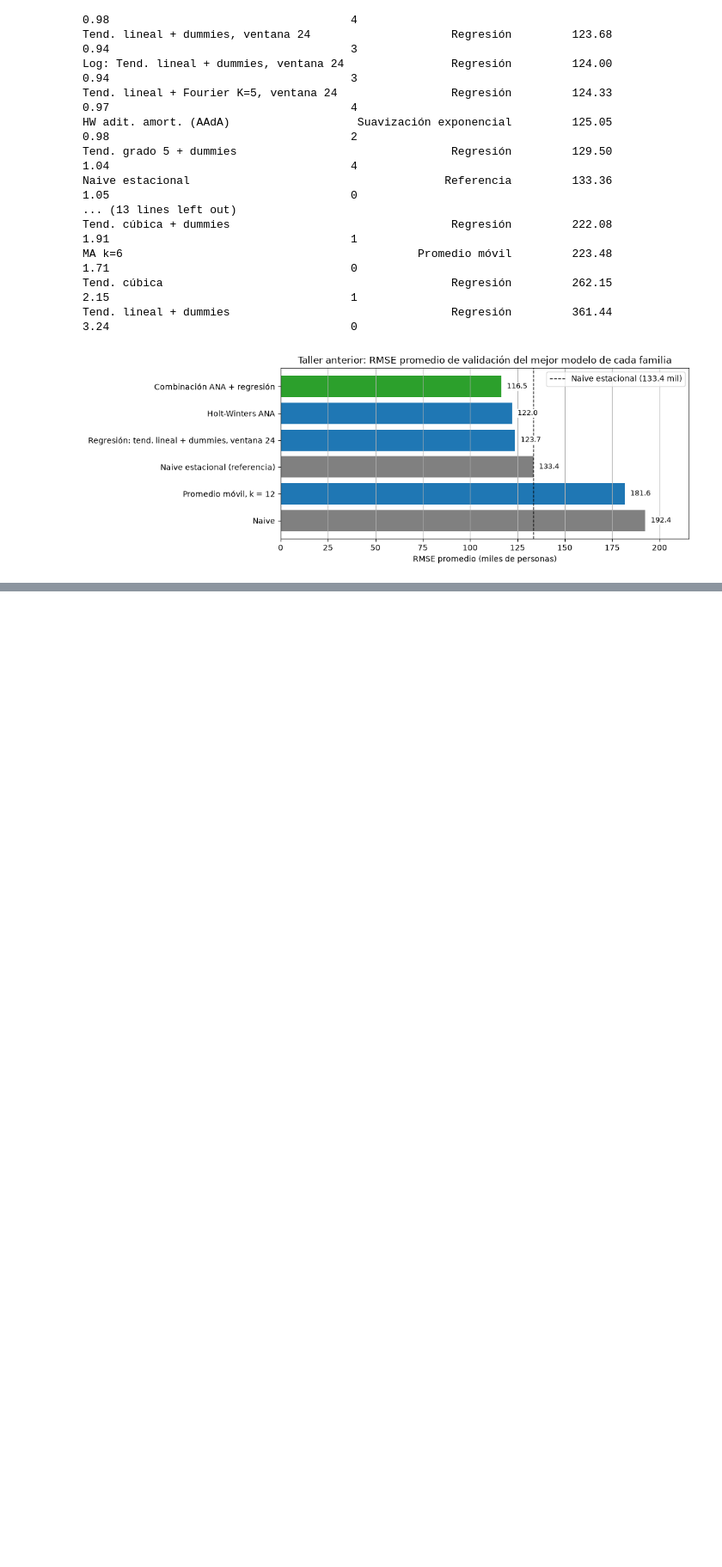
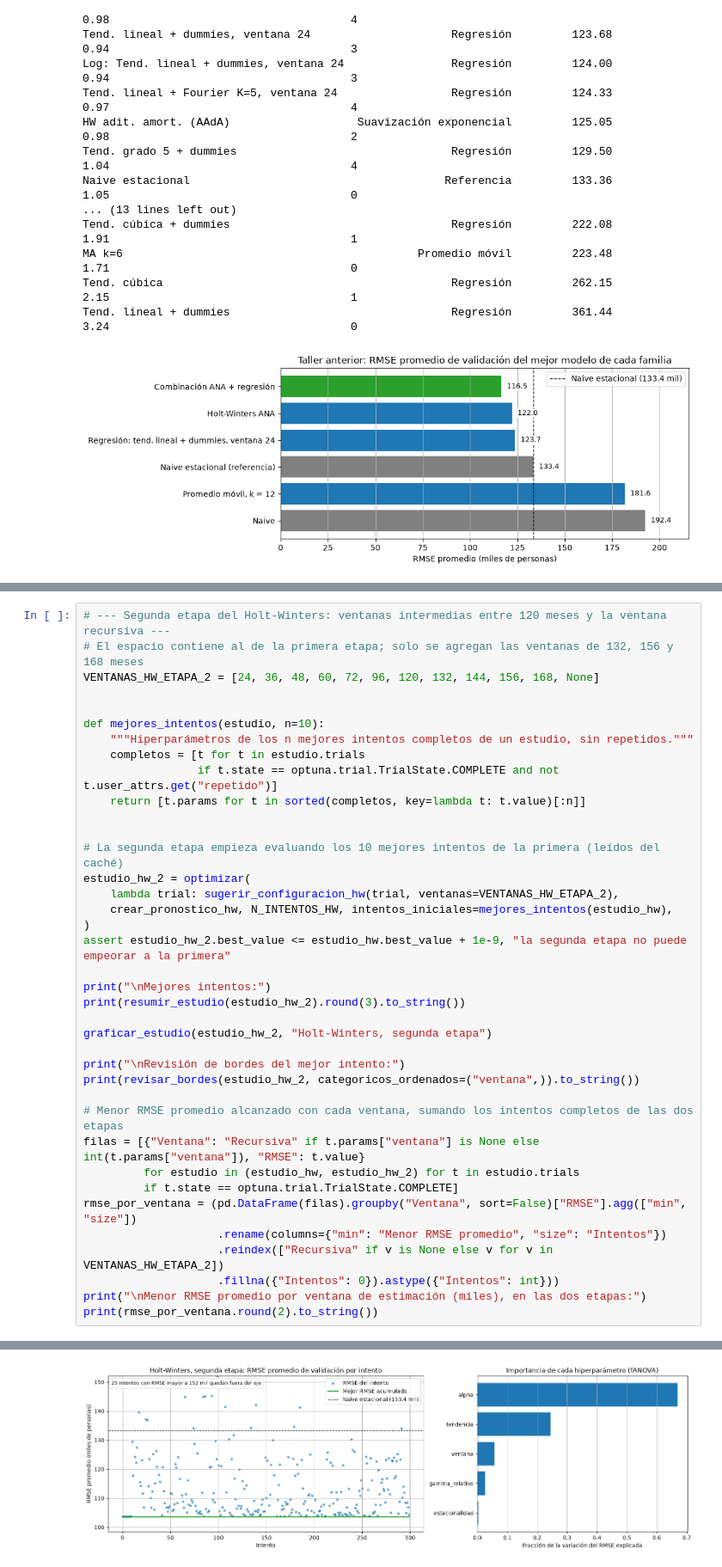
Before and after one commit to juanestebancg2806/ml3-time-series-forecasting, a Jupyter notebook: taller2/taller2_pronostico_ocupados.ipynb, the cells around one changed output, grey strips where cells are left out. Shown at 86% size. Drawn from its saved outputs; the diff is of its cells as text; blank space fills up the shorter version.

```diff
--- a/taller2/taller2_pronostico_ocupados.ipynb
+++ b/taller2/taller2_pronostico_ocupados.ipynb
@@ -1332,0 +1487,39 @@ Tend. lineal + dummies                                 Regresión         361.44
+# %%
+# --- Segunda etapa del Holt-Winters: ventanas intermedias entre 120 meses y la ventana recursiva ---
+# El espacio contiene al de la primera etapa; solo se agregan las ventanas de 132, 156 y 168 meses
+VENTANAS_HW_ETAPA_2 = [24, 36, 48, 60, 72, 96, 120, 132, 144, 156, 168, None]
+
+
+def mejores_intentos(estudio, n=10):
+    """Hiperparámetros de los n mejores intentos completos de un estudio, sin repetidos."""
+    completos = [t for t in estudio.trials
+                 if t.state == optuna.trial.TrialState.COMPLETE and not t.user_attrs.get("repetido")]
+    return [t.params for t in sorted(completos, key=lambda t: t.value)[:n]]
+
+
+# La segunda etapa empieza evaluando los 10 mejores intentos de la primera (leídos del caché)
+estudio_hw_2 = optimizar(
+    lambda trial: sugerir_configuracion_hw(trial, ventanas=VENTANAS_HW_ETAPA_2),
+    crear_pronostico_hw, N_INTENTOS_HW, intentos_iniciales=mejores_intentos(estudio_hw),
+)
+assert estudio_hw_2.best_value <= estudio_hw.best_value + 1e-9, "la segunda etapa no puede empeorar a la primera"
+
+print("\nMejores intentos:")
+print(resumir_estudio(estudio_hw_2).round(3).to_string())
+
+graficar_estudio(estudio_hw_2, "Holt-Winters, segunda etapa")
+
+print("\nRevisión de bordes del mejor intento:")
+print(revisar_bordes(estudio_hw_2, categoricos_ordenados=("ventana",)).to_string())
+
+# Menor RMSE promedio alcanzado con cada ventana, sumando los intentos completos de las dos etapas
+filas = [{"Ventana": "Recursiva" if t.params["ventana"] is None else int(t.params["ventana"]), "RMSE": t.value}
+         for estudio in (estudio_hw, estudio_hw_2) for t in estudio.trials
+         if t.state == optuna.trial.TrialState.COMPLETE]
+rmse_por_ventana = (pd.DataFrame(filas).groupby("Ventana", sort=False)["RMSE"].agg(["min", "size"])
+                    .rename(columns={"min": "Menor RMSE promedio", "size": "Intentos"})
+                    .reindex(["Recursiva" if v is None else v for v in VENTANAS_HW_ETAPA_2])
+                    .fillna({"Intentos": 0}).astype({"Intentos": int}))
+print("\nMenor RMSE promedio por ventana de estimación (miles), en las dos etapas:")
+print(rmse_por_ventana.round(2).to_string())
+# %% [output]
@@ -1332,0 +1544 @@ Tend. lineal + dummies                                 Regresión         361.44
+[figure, added]
```
Also changed, not shown: parts of 13 cells of this notebook.
